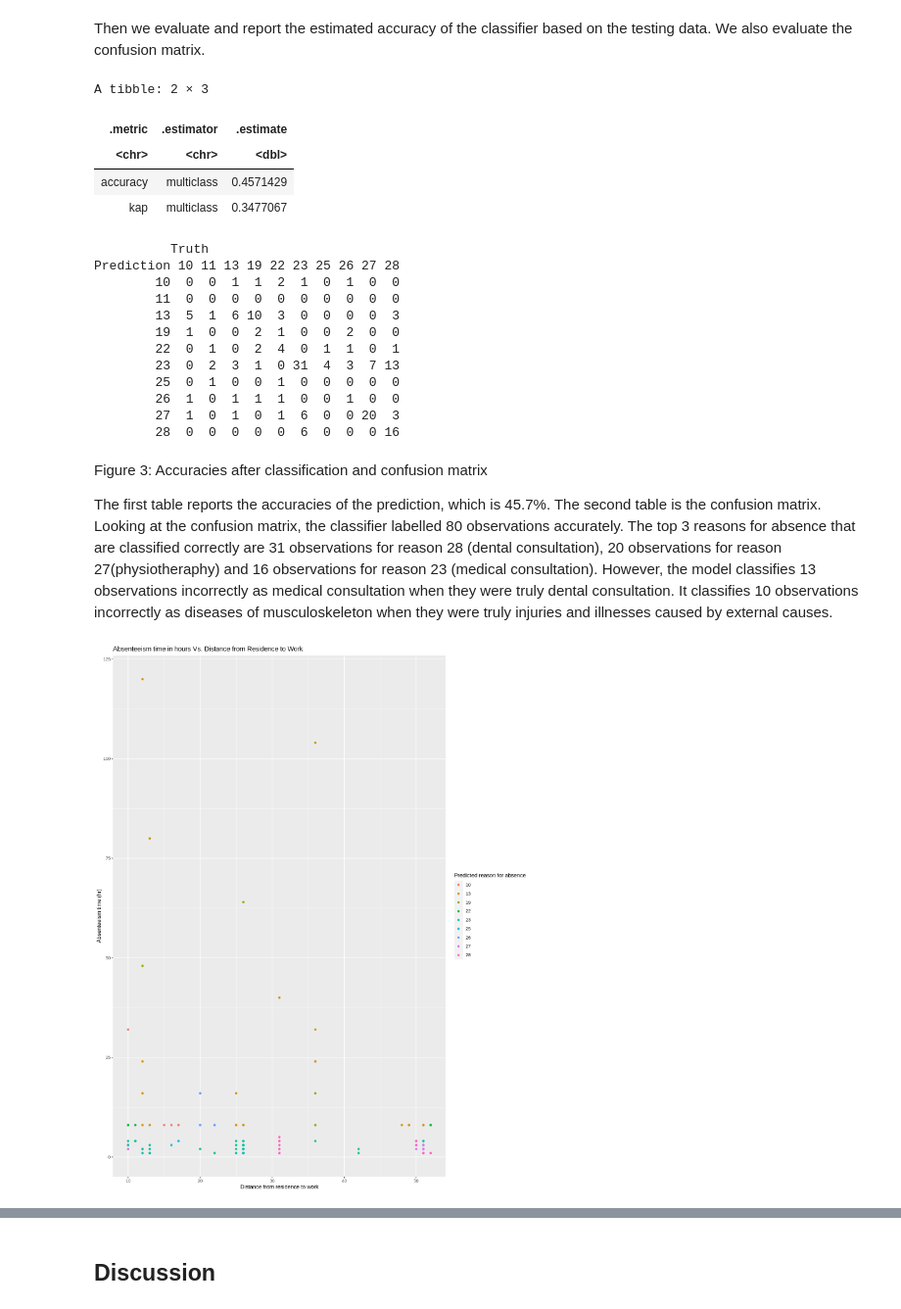
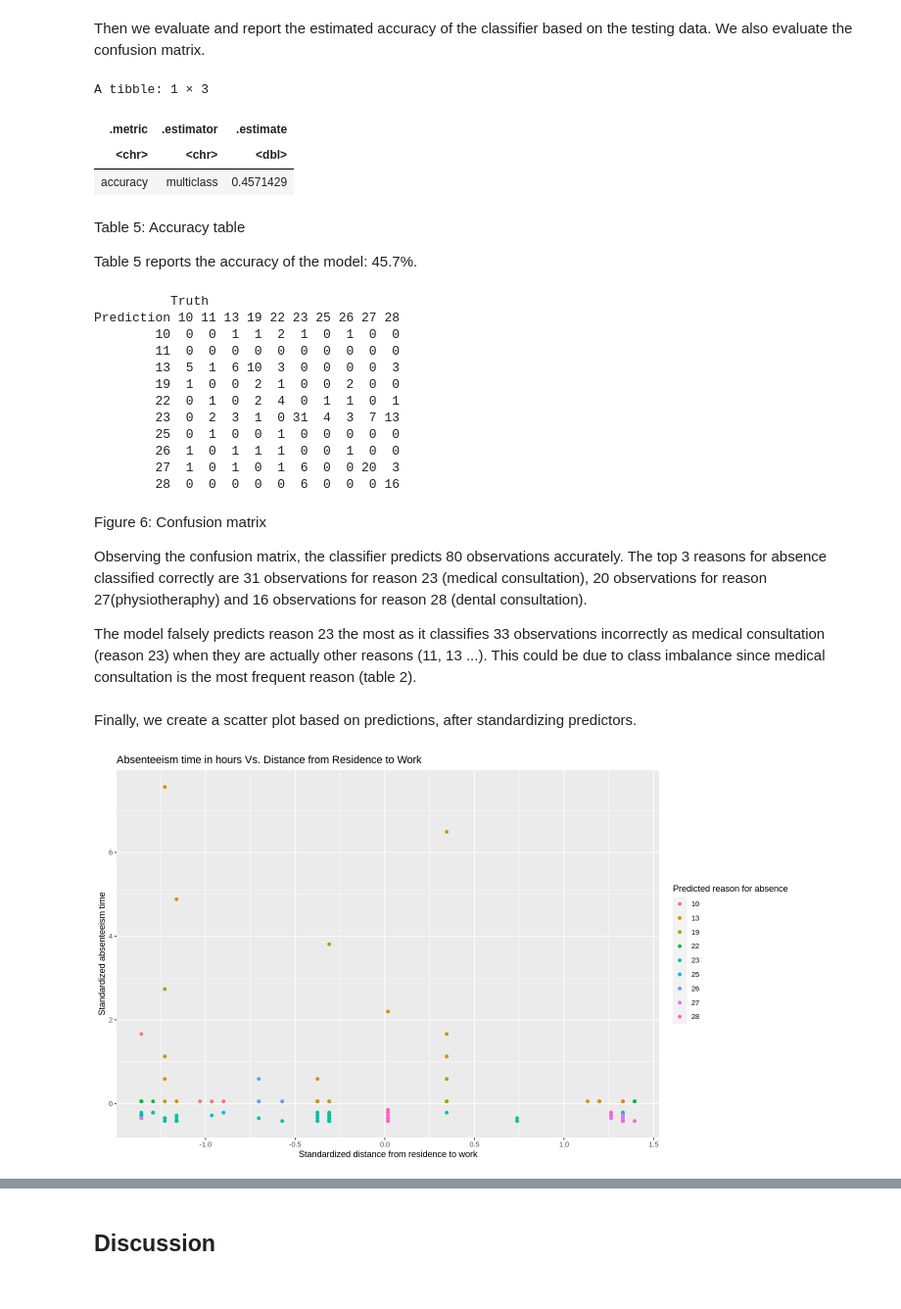
Before and after one commit to tim13246879/dsci-100-2022w1-group-87, a Jupyter notebook: Final_report.ipynb, the cells around one changed output, grey strips where cells are left out. Shown at 98% size. Saved outputs shown, nothing was run; the diff lists cells and outputs as text; code cells hidden in the pictures.

```diff
--- a/Final_report.ipynb
+++ b/Final_report.ipynb
@@ -355,45 +373,56 @@ data_test_predictions <- predict(data_fit, data_test) |>
                           bind_cols(data_test)
 
 data_prediction_accuracy <- data_test_predictions |>
-                        metrics(truth = Reason.for.absence, estimate = .pred_class)
-data_prediction_accuracy
+                        metrics(truth = Reason.for.absence, estimate = .pred_class) |>
+                        filter(.metric == "accuracy")
 
 data_mat <- data_test_predictions |>
                 conf_mat(truth = Reason.for.absence, estimate = .pred_class)
-data_mat
+
+data_prediction_accuracy
 # %% [output]
-A tibble: 2 × 3
+A tibble: 1 × 3
 | .metric | .estimator | .estimate |
 | <chr> | <chr> | <dbl> |
 | accuracy | multiclass | 0.4571429 |
-| kap | multiclass | 0.3477067 |
-          Truth
-Prediction 10 11 13 19 22 23 25 26 27 28
-        10  0  0  1  1  2  1  0  1  0  0
-        11  0  0  0  0  0  0  0  0  0  0
-        13  5  1  6 10  3  0  0  0  0  3
-        19  1  0  0  2  1  0  0  2  0  0
-        22  0  1  0  2  4  0  1  1  0  1
-        23  0  2  3  1  0 31  4  3  7 13
-        25  0  1  0  0  1  0  0  0  0  0
-        26  1  0  1  1  1  0  0  1  0  0
-        27  1  0  1  0  1  6  0  0 20  3
-        28  0  0  0  0  0  6  0  0  0 16
+# %% [markdown]
+Table 5: Accuracy table
+
+Table 5 reports the accuracy of the model: 45.7%.
+# %%
+data_mat
+# %% [output]
+          Truth
+Prediction 10 11 13 19 22 23 25 26 27 28
+        10  0  0  1  1  2  1  0  1  0  0
+        11  0  0  0  0  0  0  0  0  0  0
+        13  5  1  6 10  3  0  0  0  0  3
+        19  1  0  0  2  1  0  0  2  0  0
+        22  0  1  0  2  4  0  1  1  0  1
+        23  0  2  3  1  0 31  4  3  7 13
+        25  0  1  0  0  1  0  0  0  0  0
+        26  1  0  1  1  1  0  0  1  0  0
+        27  1  0  1  0  1  6  0  0 20  3
+        28  0  0  0  0  0  6  0  0  0 16
 # %% [markdown]
-Figure 3: Accuracies after classification and confusion matrix
+Figure 6: Confusion matrix
 
-The first table reports the accuracies of the prediction, which is 45.7%. The second table is the confusion matrix. Looking at the confusion matrix, the classifier labelled 80 observations accurately. The top 3 reasons for absence that are classified correctly are 31 observations for reason 28 (dental consultation), 20 observations for reason 27(physiotheraphy) and 16 observations for reason 23 (medical consultation). However, the model classifies 13 observations incorrectly as medical consultation when they were truly dental consultation. It classifies 10 observations incorrectly as diseases of musculoskeleton when they were truly injuries and illnesses caused by external causes.
+Observing the confusion matrix, the classifier predicts 80 observations accurately. The top 3 reasons for absence classified correctly are 31 observations for reason 23 (medical consultation), 20 observations for reason 27(physiotheraphy) and 16 observations for reason 28 (dental consultation).
+
+The model falsely predicts reason 23 the most as it classifies 33 observations incorrectly as medical consultation (reason 23) when they are actually other reasons (11, 13 ...). This could be due to class imbalance since medical consultation is the most frequent reason (table 2).
+# %% [markdown]
+Finally, we create a scatter plot based on predictions, after standardizing predictors.
 # %%
 final_vis <- data_test_predictions |>
-                ggplot(aes(x = Distance.from.Residence.to.Work,
-                           y = Absenteeism.time.in.hours,
+                ggplot(aes(x = scale(Distance.from.Residence.to.Work),
+                           y = scale(Absenteeism.time.in.hours),
                           color = .pred_class)) +
                 geom_point() +
-                labs(x = "Distance from residence to work",
-                     y = "Absenteeism time (hr)",
+                labs(x = "Standardized distance from residence to work",
+                     y = "Standardized absenteeism time",
                      title = "Absenteeism time in hours Vs. Distance from Residence to Work",
                     color = "Predicted reason for absence")
 final_vis
 # %% [output]
-[figure, old version]
+[figure, new version]
 # %% [markdown]
```
Also changed, not shown: parts of 35 cells of this notebook.
